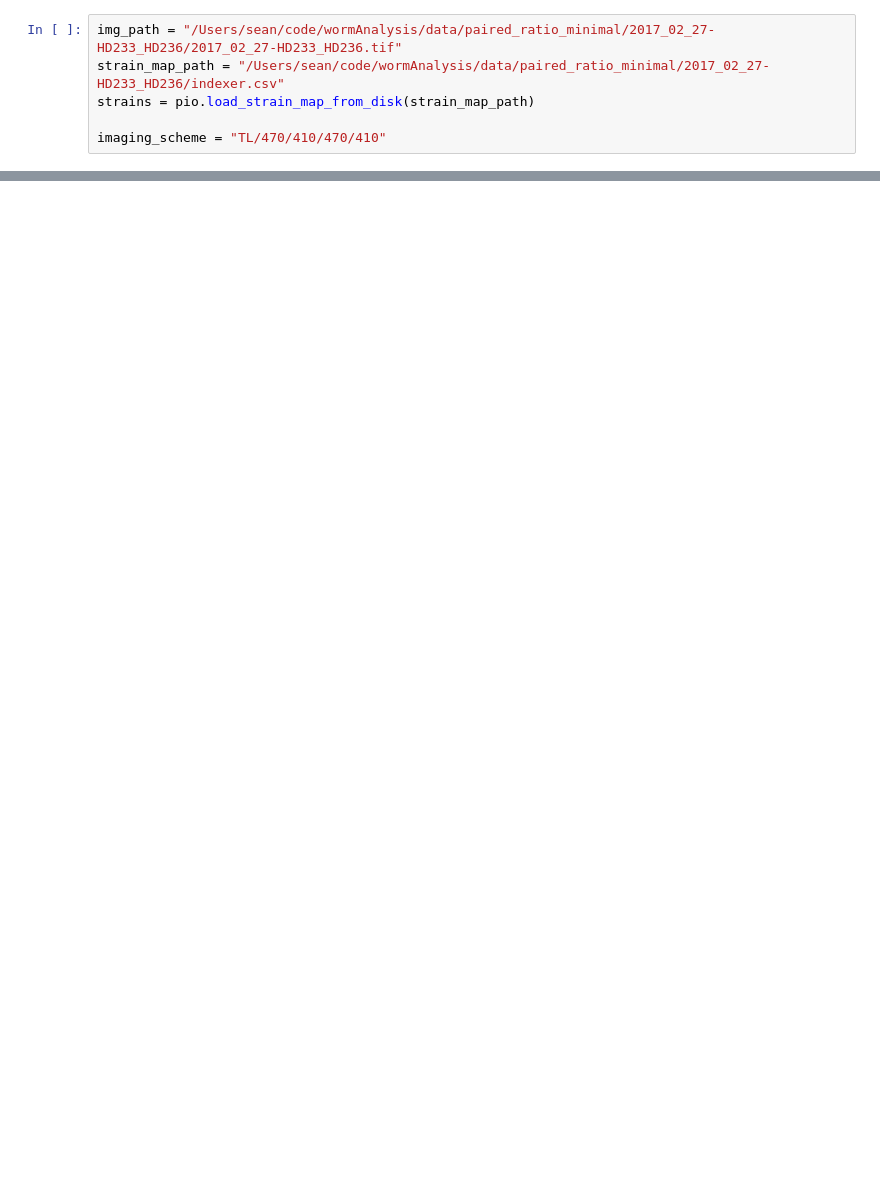
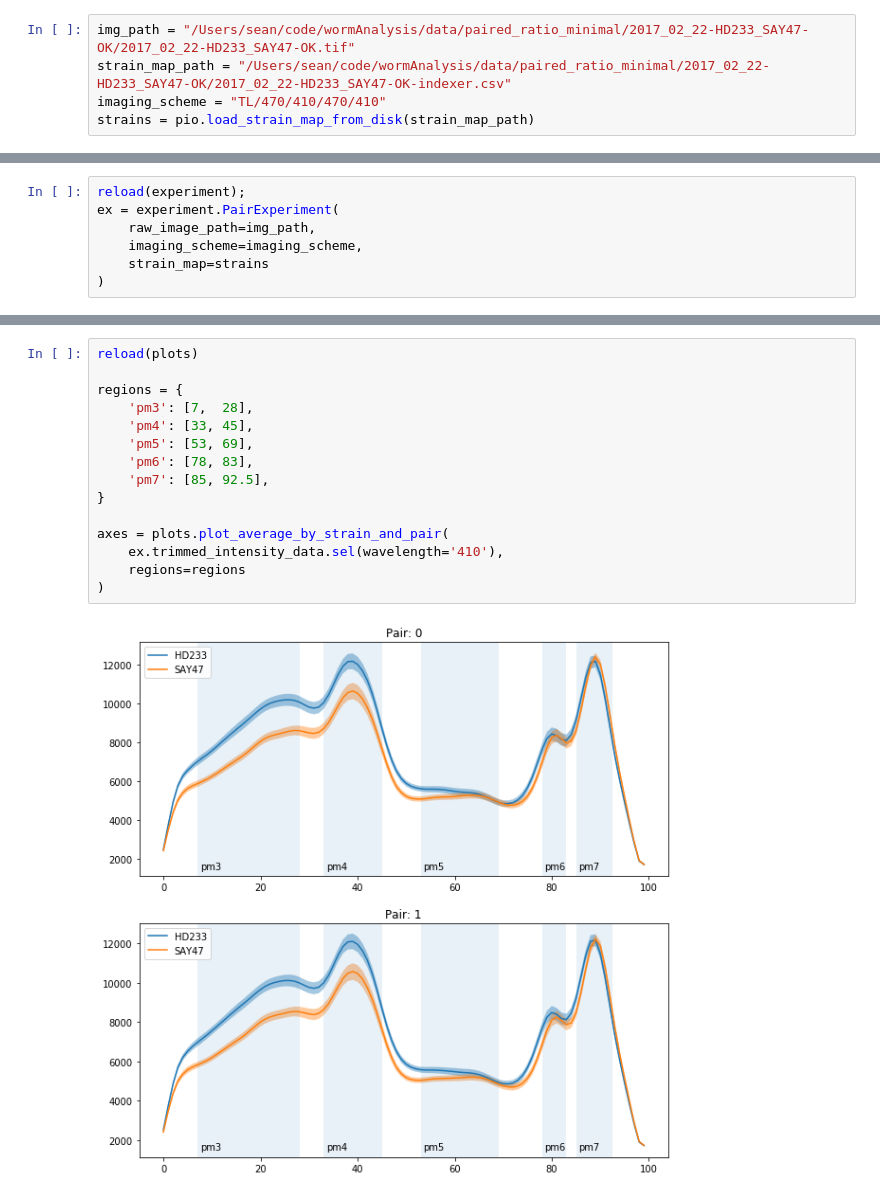
Before and after one commit to ApfeldLab/pharynx_redox, a Jupyter notebook: python/notebooks/Untitled.ipynb, the cells around one changed output, grey strips where cells are left out. Cells and saved outputs as stored; diff of their text form; blank space fills up the shorter version.

```diff
--- a/python/notebooks/Untitled.ipynb
+++ b/python/notebooks/Untitled.ipynb
@@ -14,6 +23,5 @@ import skimage
 # %%
-img_path = "/Users/sean/code/wormAnalysis/data/paired_ratio_minimal/2017_02_27-HD233_HD236/2017_02_27-HD233_HD236.tif"
-strain_map_path = "/Users/sean/code/wormAnalysis/data/paired_ratio_minimal/2017_02_27-HD233_HD236/indexer.csv"
+img_path = "/Users/sean/code/wormAnalysis/data/paired_ratio_minimal/2017_02_22-HD233_SAY47-OK/2017_02_22-HD233_SAY47-OK.tif"
+strain_map_path = "/Users/sean/code/wormAnalysis/data/paired_ratio_minimal/2017_02_22-HD233_SAY47-OK/2017_02_22-HD233_SAY47-OK-indexer.csv"
+imaging_scheme = "TL/470/410/470/410"
 strains = pio.load_strain_map_from_disk(strain_map_path)
-
-imaging_scheme = "TL/470/410/470/410"
@@ -28,0 +28,7 @@ skimage.io.imsave('/Users/sean/Desktop/seg.tif', rot_seg.sel(wavelength='410', p
+# %%
+reload(experiment);
+ex = experiment.PairExperiment(
+    raw_image_path=img_path,
+    imaging_scheme=imaging_scheme,
+    strain_map=strains
+)
@@ -28,0 +45,17 @@ skimage.io.imsave('/Users/sean/Desktop/seg.tif', rot_seg.sel(wavelength='410', p
+# %%
+reload(plots)
+
+regions = {
+    'pm3': [7,  28],
+    'pm4': [33, 45],
+    'pm5': [53, 69],
+    'pm6': [78, 83],
+    'pm7': [85, 92.5],
+}
+
+axes = plots.plot_average_by_strain_and_pair(
+    ex.trimmed_intensity_data.sel(wavelength='410'),
+    regions=regions
+)
+# %% [output]
+[figure, added]
```
Also changed, not shown: parts of 8 cells of this notebook, 4 other files.
